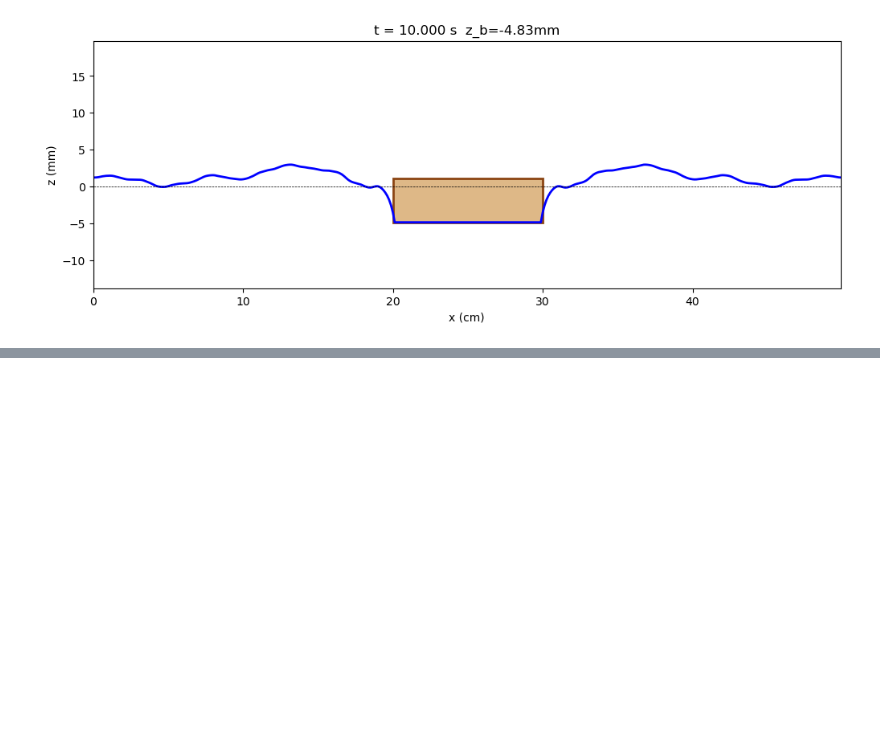
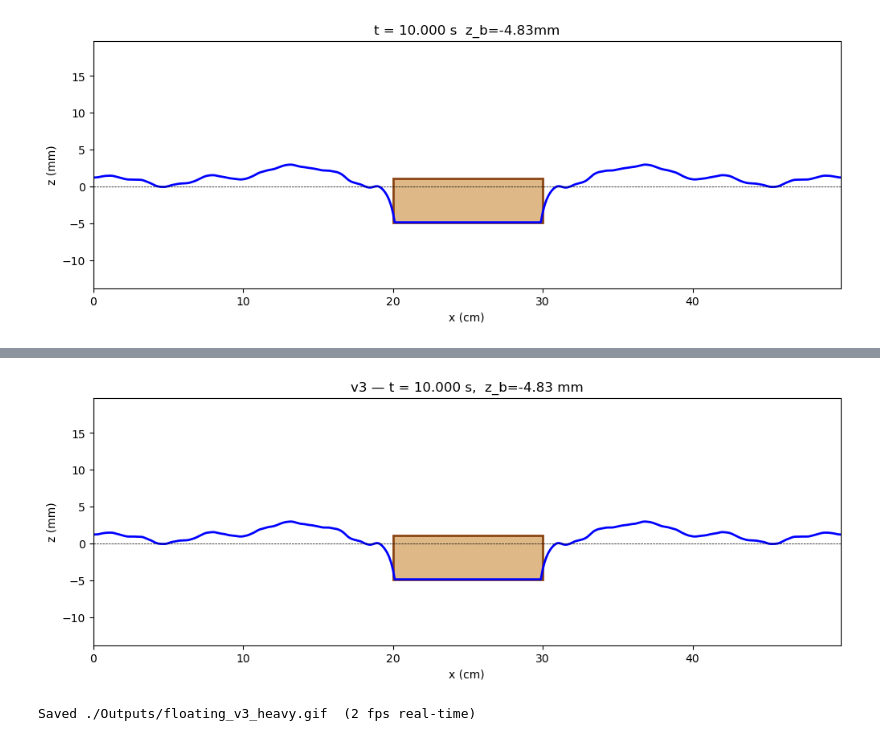
Before and after one commit to finecwg/LNS_floating, a Jupyter notebook: 03_Floating_Object/floating_object_notebook.ipynb, the cells around one changed output, grey strips where cells are left out. Saved outputs shown, nothing was run; the diff lists cells and outputs as text; code cells hidden in the pictures; blank space fills up the shorter version.

```diff
--- a/03_Floating_Object/floating_object_notebook.ipynb
+++ b/03_Floating_Object/floating_object_notebook.ipynb
@@ -278,0 +296,18 @@ Final ∫p_s dx = 8.0009e-01   (equilibrium M/Fr = 7.8400e-01)
+# %%
+from floating_object_v3 import FloatingObjectSolverV3, SimConfig, NumericalParams, BodyParams
+
+total_time_s = 10.0
+nt = int(2000 * total_time_s)
+
+config_v3 = SimConfig(
+    num=NumericalParams(nx=400, nz=80, nt=nt, total_time_s=total_time_s),
+    body=BodyParams(
+        half_width_cm=5.0,
+        center_x_cm=25.0,
+        mass_per_length_g_per_cm=5.0,
+        initial_z_cm=0.0,       # at undisturbed surface
+        initial_vz_cm_s=-20.0,  # drop with 10 cm/s downward impact
+    ),
+)
+solver_v3 = FloatingObjectSolverV3(config_v3)
+result_v3 = solver_v3.run()
@@ -278,0 +429,44 @@ Final ∫p_s dx = 8.0009e-01   (equilibrium M/Fr = 7.8400e-01)
+# %%
+from matplotlib.animation import FuncAnimation, PillowWriter
+from matplotlib.patches import Rectangle
+import matplotlib.pyplot as plt
+import numpy as np
+
+x_cm = result_v3["x"] * config_v3.num.unit_length
+eta_mm = np.array(result_v3["eta_history"]) * config_v3.num.unit_length * 10
+z_b_mm = result_v3["z_b"] * config_v3.num.unit_length * 10
+obj_left = (solver_v3.xc_obj - solver_v3.a_obj) * config_v3.num.unit_length
+obj_w = 2 * solver_v3.a_obj * config_v3.num.unit_length
+
+ymax = max(np.abs(eta_mm).max(), np.abs(z_b_mm).max() + 5)
+
+fig, ax = plt.subplots(figsize=(12, 4))
+line, = ax.plot(x_cm, eta_mm[0], "b-", lw=2)
+rect = Rectangle((obj_left, z_b_mm[0]), obj_w, 6,
+                 fc="burlywood", ec="saddlebrown", lw=2)
+ax.add_patch(rect)
+ax.axhline(0, color="k", ls="--", lw=0.5)
+ax.set(xlim=[x_cm[0], x_cm[-1]], ylim=[-ymax - 2, ymax + 8],
+       xlabel="x (cm)", ylabel="z (mm)")
+title = ax.set_title("v3 — t = 0.000 s")
+
+def update(i):
+    line.set_ydata(eta_mm[i])
+    rect.set_y(z_b_mm[i])
+    title.set_text(f"v3 — t = {result_v3['time'][i]:.3f} s,  z_b={z_b_mm[i]:+.2f} mm")
+    return line, rect
+
+# Real-time playback: fps = frames / duration_seconds
+#fps = max(1, int(len(result_v3["time"]) / max(1.0, float(result_v3["time"][-1]))))
+gif_duration_seconds = 4*float(result_v3['time'][-1])
+fps = max(1, int(len(result_v3["time"]) / gif_duration_seconds))
+
+anim = FuncAnimation(fig, update, frames=len(result_v3["time"]),
+                     interval=40, blit=True)
+anim.save("./Outputs/floating_v3_heavy.gif",
+          writer=PillowWriter(fps=fps), dpi=150)
+plt.show()
+print(f"Saved ./Outputs/floating_v3_heavy.gif  ({fps} fps real-time)")
+# %% [output]
+[figure, added]
+Saved ./Outputs/floating_v3_heavy.gif  (2 fps real-time)
```
Also changed, not shown: parts of 7 cells of this notebook, 35 other files.
